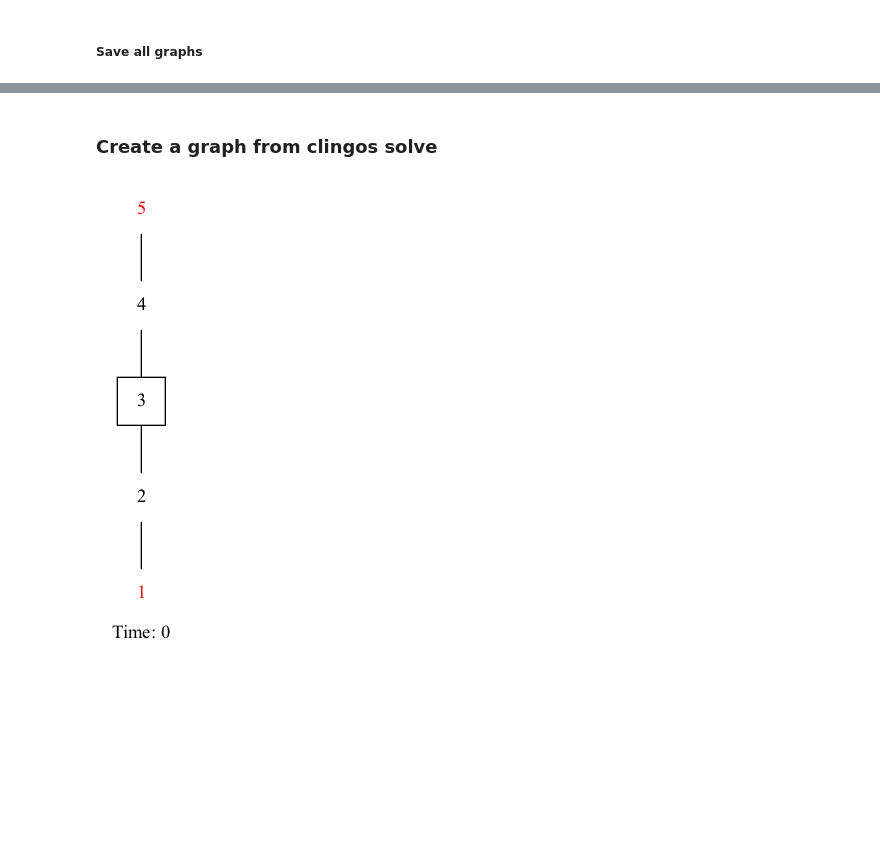
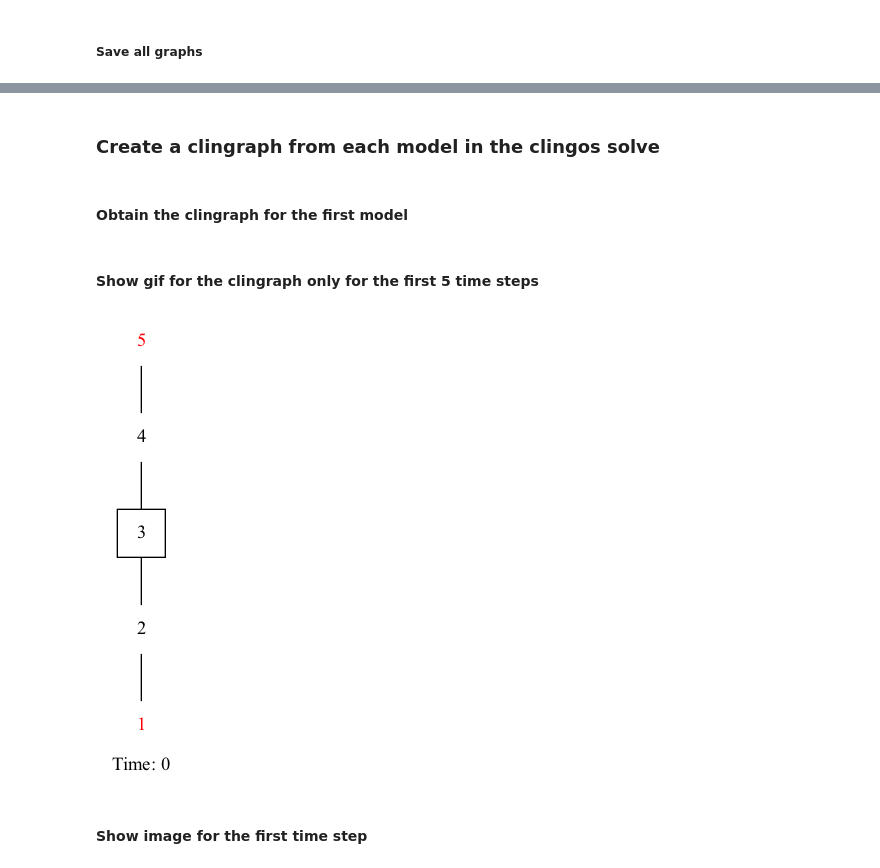
Before and after one commit to potassco/clingraph, a Jupyter notebook: package_usage.ipynb, the cells around one changed output, grey strips where cells are left out. Drawn from its saved outputs; the diff is of its cells as text; code cells hidden in the pictures; blank space fills up the shorter version.

```diff
--- a/package_usage.ipynb
+++ b/package_usage.ipynb
@@ -71,16 +84,26 @@ g.save(directory="out",format="pdf")
 # %% [markdown]
-### Create a graph from clingos solve
+### Create a clingraph from each model in the clingos solve
 # %%
+from clingraph import MultiModelClingraph
 from clingo import Control
 from clingo.script import enable_python
-ctl = Control()
-g = Clingraph()
+ctl = Control(["-n2"])
+g = MultiModelClingraph()
 ctl.load("./examples/elevator/encoding.lp")
 ctl.load("./examples/elevator/viz.lp")
 ctl.load("./examples/elevator/instance.lp")
 ctl.ground([("base", [])])
 ctl.solve(on_model=g.add_model)
 g.compute_graphs()
-g.show_gif(engine="neato",fps=1)
-# %% [output]
-[figure, removed]
+# %% [markdown]
+#### Obtain the clingraph for the first model
+# %%
+cl = g.get_cligraph(1)
+# %% [markdown]
+#### Show gif for the clingraph only for the first 5 time steps
+# %%
+cl.show_gif(engine="neato",fps=1, selected_graphs=range(0,5))
+# %% [output]
+[figure, added]
+# %% [markdown]
+#### Show image for the first time step
```
Also changed, not shown: parts of 10 cells of this notebook, 4 other files.
